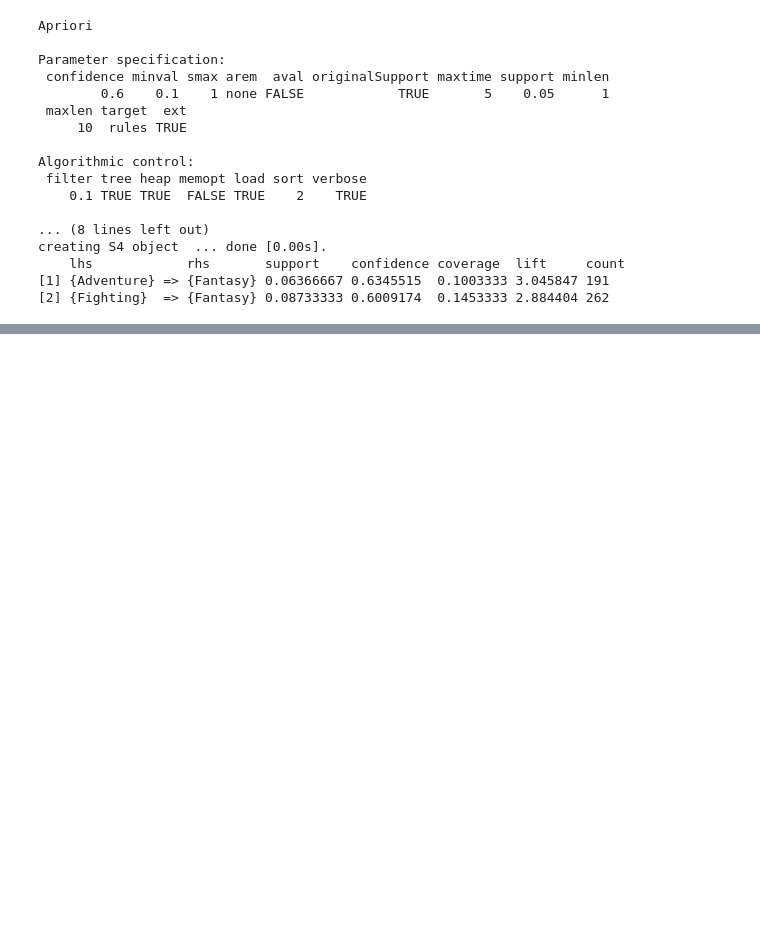
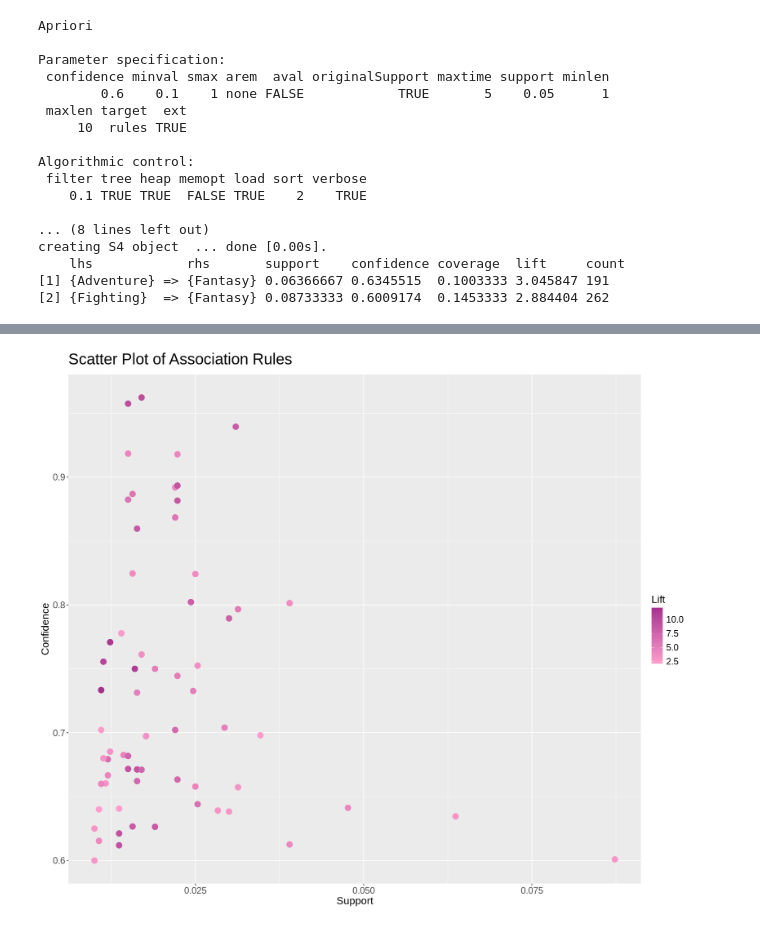
Before and after one commit to KenzieHensel/Project, a Jupyter notebook: Module_2/ARM.ipynb, the cells around one changed output, grey strips where cells are left out. Drawn from its saved outputs; the diff is of its cells as text; code cells hidden in the pictures; blank space fills up the shorter version.

```diff
--- a/Module_2/ARM.ipynb
+++ b/Module_2/ARM.ipynb
@@ -192,0 +238,24 @@ creating S4 object  ... done [0.00s].
+# %%
+#Converting the rules to a data frame
+rules_df <- as(rules, "data.frame")
+
+#Creating a scatter plot of Rules
+options(repr.plot.width=14, repr.plot.height=12)
+ggplot(rules_df, aes(x = support, y = confidence, label = labels(rules))) +
+  geom_point(aes(color = lift), size = 4, alpha = 1) +
+  labs(title = "Scatter Plot of Association Rules",
+       x = "Support",
+       y = "Confidence",
+       color = "Lift") +
+  theme(
+    plot.title = element_text(size = 24, margin = margin(b = 10)),
+    axis.title.x = element_text(size = 16),
+    axis.title.y = element_text(size = 16),
+    axis.text.x = element_text(size = 14),
+    axis.text.y = element_text(size = 14),
+    legend.title = element_text(size = 16),
+    legend.text = element_text(size = 14)
+  ) +
+  scale_color_gradient(low = "#ff9ecc", high = "#a7308f")
+# %% [output]
+[figure, added]
```
Also changed, not shown: parts of 5 cells of this notebook, 15 other files.
